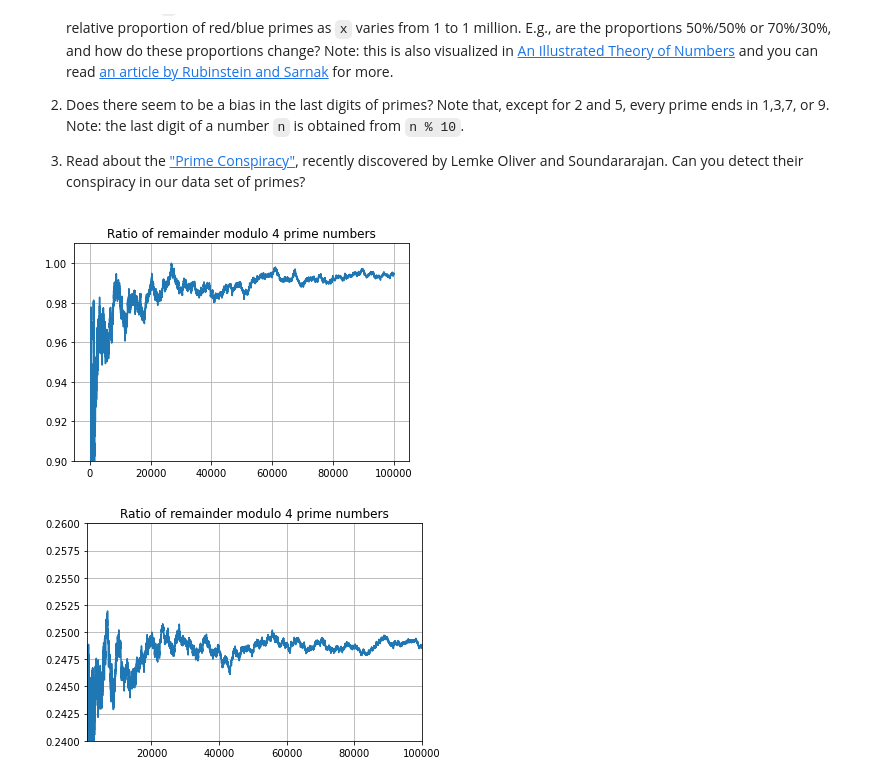
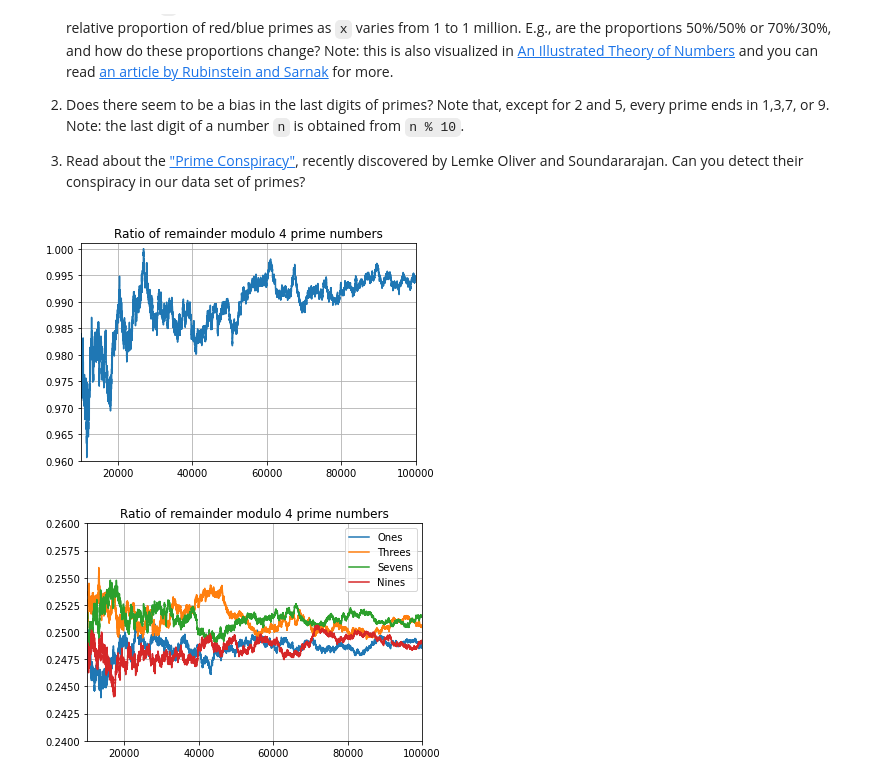
Before and after one commit to jdvallad/Math-152, a Jupyter notebook: P4M_Notebook_3.ipynb, the cells around one changed output. Drawn from its saved outputs; the diff is of its cells as text; code cells hidden in the pictures.

```diff
--- a/P4M_Notebook_3.ipynb
+++ b/P4M_Notebook_3.ipynb
@@ -1091,34 +1091,37 @@ Observe that gaps of 2 (twin primes) are pretty frequent.  There are over 8000 o
 # %%
 # Problem 1.
 def redprimes_upto(x,prime_list):
     return len([p for p in where(isprime_list(x)) if is_red(p)])
 def blueprimes_upto(x,prime_list):
     return len([p for p in where(isprime_list(x)) if is_blue(p)])
 def is_red(x):
     return x%4 == 1
 def is_blue(x):
     return x%4 == 3
 %matplotlib inline
 prime_list = isprime_list(100000)
 input = list(range(len(prime_list)))
 ratio_list = [[0 for i in range(2)] for j in range(len(input))]
 past_red = 0
 past_blue = 0
 for i in range(len(prime_list)):
     if prime_list[i]:
         if is_red(i):
             past_red += 1
         else:
             past_blue += 1
     ratio_list[i][0] = past_red
     ratio_list[i][1] = past_blue
-plt.ylim(0.9,1.01)
+plt.ylim(0.96,1.001)
+plt.xlim(10000,len(input))
 plt.plot(input[2:], [i[0] / i[1] for i in ratio_list[2:]])  # Should get closer to 1.
 plt.title('Ratio of remainder modulo 4 prime numbers')
 plt.grid(True)
 plt.show()
+
+# The proportions seem to be biased towards the blue primes, or those with remainder 3 modulo 4. The proportion consistenly stays below one, except for at one point.
 # %% [output]
-[figure, old version]
+[figure, new version]
 # %%
 # Problem 2
 # We will count up our 4 different last digits and graph them as proportions.
@@ -1132,7 +1135,7 @@ input = list(range(len(prime_list)))
 for i in range(1,len(prime_list)):
     one_count.append(one_count[-1])
     three_count.append(three_count[-1])
-    seven_count.append(three_count[-1])
+    seven_count.append(seven_count[-1])
     nine_count.append(nine_count[-1])
     total_count.append(total_count[-1])
     if prime_list[i]:
@@ -1147,10 +1150,16 @@ for i in range(1,len(prime_list)):
             nine_count[-1] += 1
 %matplotlib inline
 plt.ylim(.24,.26)
-plt.xlim(1000,len(input))
-plt.plot(input[2:],[one_count[i] / total_count[i] for i in range(2,len(input))])  # Should get closer to 1.
+plt.xlim(10000,len(input))
+plt.plot(input[2:],[one_count[i] / total_count[i] for i in range(2,len(input))], label='Ones')
+plt.plot(input[2:],[three_count[i] / total_count[i] for i in range(2,len(input))], label='Threes')
+plt.plot(input[2:],[seven_count[i] / total_count[i] for i in range(2,len(input))], label='Sevens')
+plt.plot(input[2:],[nine_count[i] / total_count[i] for i in range(2,len(input))], label='Nines')
 plt.title('Ratio of remainder modulo 4 prime numbers')
+plt.legend()
 plt.grid(True)
 plt.show()
+
+# The only bias that I can observe in this data is that ending with a 3 or a 7 seems more likely than ending with a 1 or a 9.
 # %% [output]
-[figure, old version]
+[figure, new version]
```
Also changed, not shown: parts of 1 cell of this notebook.
